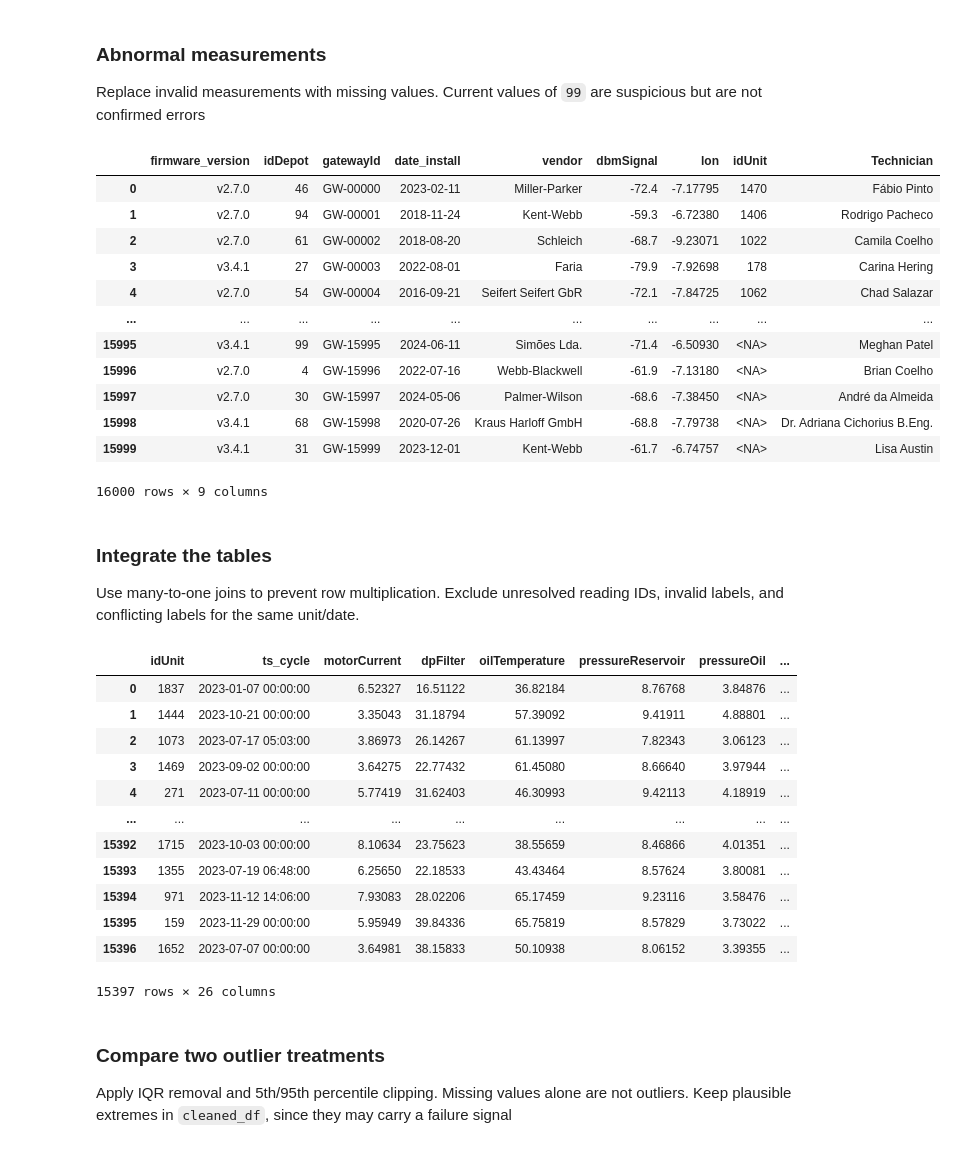
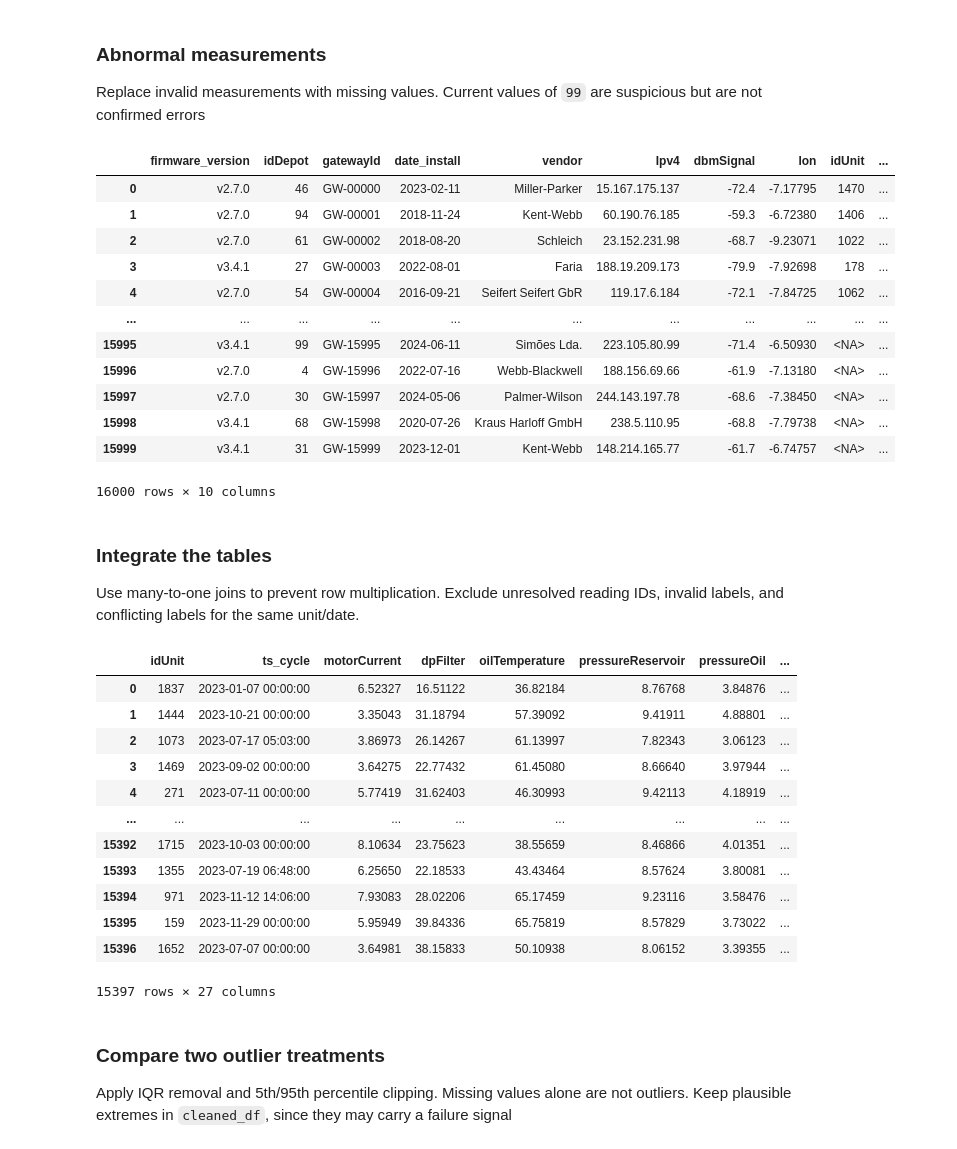
Before and after one commit to CIEXYZ/IAU_Kysil_Petrishka, a Jupyter notebook: src/phase1.ipynb, the cells around one changed output. Saved outputs shown, nothing was run; the diff lists cells and outputs as text; code cells hidden in the pictures.

```diff
--- a/src/phase1.ipynb
+++ b/src/phase1.ipynb
@@ -90,5 +49,0 @@ gateways_df.head(10)
-# %%
-# convert unit ID to nullable integers, preserving missing values
-gateways_df["idUnit"] = gateways_df["idUnit"].astype("Int64")
-gateways_df = gateways_df.drop(columns=["Ipv4"], errors="ignore")
-gateways_df.head(10)
@@ -163,3 +304,0 @@ plt.scatter(gateways_df.dbmSignal, gateways_df.lon)
-# %%
-fig, ax = plt.subplots(figsize=(10,8))
-sns.heatmap(gateways_df.corr(numeric_only=True), ax=ax, annot=True, fmt=".3f")
@@ -168,0 +344,11 @@ sns.heatmap(gateways_df.corr(numeric_only=True), ax=ax, annot=True, fmt=".3f")
+# %%
+plot_pairs=[("pressureReservoir","pressureOil",eda_df),("hoursService","dbmSignal",unit_level),("hoursService","days_since_overhaul",eda_df)]
+
+fig,axes=plt.subplots(1,3,figsize=(18,5))
+for ax,(x,y,frame) in zip(axes,plot_pairs):
+    sample=frame.sample(min(3000,len(frame)),random_state=42)
+    sns.regplot(data=sample,x=x,y=y,ax=ax,lowess=True,scatter_kws={"alpha":0.3,"s":10},line_kws={"color":"red"})
+    ax.set_title(f"{x} vs {y} (Spearman {frame[x].corr(frame[y],method='spearman'):.2f})")
+
+plt.tight_layout()
+plt.show()
@@ -223,23 +494,30 @@ date_columns = {"gateways": "date_install", "readings": "ts_cycle", "units": "la
 normalized = {}
 
 for name, table in tables.items():
+
     # remove exact duplicate rows so repeated copies do not bias the analysis.
     frame = table.drop_duplicates().copy()
     for column in frame.select_dtypes(include=["object", "string"]).columns:
         frame[column] = frame[column].astype("string").str.strip().replace("", pd.NA)
+
     for column in [c for c in ["idUnit", "idDepot"] if c in frame]:
         key_text = frame[column].astype("string")
+
         if name == "readings" and column == "idUnit":
             # remove the U prefix to match the integer IDs in the metadata tables
             key_text = key_text.str.replace(r"^U", "", regex=True)
+
         numeric = pd.to_numeric(key_text, errors="coerce")
         valid = numeric.notna() & np.isfinite(numeric) & numeric.ge(0) & numeric.mod(1).eq(0)
+
         # replace invalid IDs with missing value, zero is a valid depot ID
         frame[column] = numeric.where(valid).astype("Int64")
+
     frame[date_columns[name]] = pd.to_datetime(frame[date_columns[name]], format="mixed", errors="coerce")
+
     if name == "units":
-        frame["classDuty"] = frame["classDuty"].str.lower().replace(
-            {"h": "heavy", "l": "light", "n": "normal"})
+        frame["classDuty"] = frame["classDuty"].str.lower().replace({"h": "heavy", "l": "light", "n": "normal"})
+
     # remove full-row duplicates that become identical after format normalization.
     normalized[name] = frame.drop_duplicates().copy()
 
@@ -296,38 +574,43 @@ Replace invalid measurements with missing values. Current values of `99` are sus
 # %%
 sensor_columns = ["motorCurrent", "dpFilter", "oilTemperature", "pressureReservoir",
                   "pressureOil", "rms_vibration", "flowmeter", "humidityIntake", "current_aux"]
+
 for column in sensor_columns:
     values = readings_clean[column]
     invalid = values.notna() & ~np.isfinite(values)
+
     if column == "oilTemperature":
         invalid |= values.eq(-999)
+
     if column == "humidityIntake":
         invalid |= values.notna() & ~values.between(0, 100)
+
     # remove non-finite values, the -999 temperature sentinel, and impossible humidity values
     readings_clean.loc[invalid, column] = np.nan
 
-invalid_hours = units_clean["hoursService"].lt(0) | (
-    units_clean["hoursService"].notna() & ~np.isfinite(units_clean["hoursService"]))
+invalid_hours = units_clean["hoursService"].lt(0) | (units_clean["hoursService"].notna() & ~np.isfinite(units_clean["hoursService"]))
+
 # remove negative or infinite service hours by replacing them with missing values
 units_clean.loc[invalid_hours, "hoursService"] = np.nan
 invalid_longitude = gateways_clean["lon"].notna() & ~gateways_clean["lon"].between(-180, 180)
+
 # remove coordinates outside the valid longitude range.
 gateways_clean.loc[invalid_longitude, "lon"] = np.nan
 display(gateways_clean)
 # %% [output]
-|  | firmware_version | idDepot | gatewayId | date_install | vendor | dbmSignal | lon | idUnit | Technician |
-| 0 | v2.7.0 | 46 | GW-00000 | 2023-02-11 | Miller-Parker | -72.4 | -7.17795 | 1470 | Fábio Pinto |
-| 1 | v2.7.0 | 94 | GW-00001 | 2018-11-24 | Kent-Webb | -59.3 | -6.72380 | 1406 | Rodrigo Pacheco |
-| 2 | v2.7.0 | 61 | GW-00002 | 2018-08-20 | Schleich | -68.7 | -9.23071 | 1022 | Camila Coelho |
-| 3 | v3.4.1 | 27 | GW-00003 | 2022-08-01 | Faria | -79.9 | -7.92698 | 178 | Carina Hering |
-| 4 | v2.7.0 | 54 | GW-00004 | 2016-09-21 | Seifert Seifert GbR | -72.1 | -7.84725 | 1062 | Chad Salazar |
-| ... | ... | ... | ... | ... | ... | ... | ... | ... | ... |
-| 15995 | v3.4.1 | 99 | GW-15995 | 2024-06-11 | Simões Lda. | -71.4 | -6.50930 | <NA> | Meghan Patel |
-| 15996 | v2.7.0 | 4 | GW-15996 | 2022-07-16 | Webb-Blackwell | -61.9 | -7.13180 | <NA> | Brian Coelho |
-| 15997 | v2.7.0 | 30 | GW-15997 | 2024-05-06 | Palmer-Wilson | -68.6 | -7.38450 | <NA> | André da Almeida |
-| 15998 | v3.4.1 | 68 | GW-15998 | 2020-07-26 | Kraus Harloff GmbH | -68.8 | -7.79738 | <NA> | Dr. Adriana Cichorius B.Eng. |
-| 15999 | v3.4.1 | 31 | GW-15999 | 2023-12-01 | Kent-Webb | -61.7 | -6.74757 | <NA> | Lisa Austin |
+|  | firmware_version | idDepot | gatewayId | date_install | vendor | Ipv4 | dbmSignal | lon | idUnit | ... |
+| 0 | v2.7.0 | 46 | GW-00000 | 2023-02-11 | Miller-Parker | 15.167.175.137 | -72.4 | -7.17795 | 1470 | ... |
+| 1 | v2.7.0 | 94 | GW-00001 | 2018-11-24 | Kent-Webb | 60.190.76.185 | -59.3 | -6.72380 | 1406 | ... |
+| 2 | v2.7.0 | 61 | GW-00002 | 2018-08-20 | Schleich | 23.152.231.98 | -68.7 | -9.23071 | 1022 | ... |
+| 3 | v3.4.1 | 27 | GW-00003 | 2022-08-01 | Faria | 188.19.209.173 | -79.9 | -7.92698 | 178 | ... |
+| 4 | v2.7.0 | 54 | GW-00004 | 2016-09-21 | Seifert Seifert GbR | 119.17.6.184 | -72.1 | -7.84725 | 1062 | ... |
+| ... | ... | ... | ... | ... | ... | ... | ... | ... | ... | ... |
+| 15995 | v3.4.1 | 99 | GW-15995 | 2024-06-11 | Simões Lda. | 223.105.80.99 | -71.4 | -6.50930 | <NA> | ... |
+| 15996 | v2.7.0 | 4 | GW-15996 | 2022-07-16 | Webb-Blackwell | 188.156.69.66 | -61.9 | -7.13180 | <NA> | ... |
+| 15997 | v2.7.0 | 30 | GW-15997 | 2024-05-06 | Palmer-Wilson | 244.143.197.78 | -68.6 | -7.38450 | <NA> | ... |
+| 15998 | v3.4.1 | 68 | GW-15998 | 2020-07-26 | Kraus Harloff GmbH | 238.5.110.95 | -68.8 | -7.79738 | <NA> | ... |
+| 15999 | v3.4.1 | 31 | GW-15999 | 2023-12-01 | Kent-Webb | 148.214.165.77 | -61.7 | -6.74757 | <NA> | ... |
-16000 rows × 9 columns
+16000 rows × 10 columns
 # %% [markdown]
 ### Integrate the tables
 
@@ -337,16 +620,18 @@ cycle_keys = ["idUnit", "ts_cycle"]
 conflicting_labels = readings_clean.groupby(cycle_keys, dropna=False)["failure"].transform("nunique").gt(1)
 valid_readings = readings_clean["idUnit"].notna() & readings_clean["ts_cycle"].notna()
 valid_readings &= readings_clean["failure"].isin([0, 1]) & ~conflicting_labels
+
 # remove readings with invalid IDs/dates/labels or unresolved contradictory cycle labels
 readings_for_merge = readings_clean.loc[valid_readings].copy()
 
 # exclude unassigned gateways from the unit join; a depot does not identify a unique unit
 linked_gateways = gateways_clean.loc[gateways_clean["idUnit"].notna()].copy()
 gateway_metadata = linked_gateways.rename(columns={c: f"gateway_{c}" for c in linked_gateways if c != "idUnit"})
-integrated_df = readings_for_merge.merge(units_clean, on="idUnit", how="left",
-                                         validate="many_to_one", indicator="unit_match")
+integrated_df = readings_for_merge.merge(units_clean, on="idUnit", how="left", validate="many_to_one", indicator="unit_match")
+
 # remove readings whose IDs have no matching unit metadata
 cleaned_df = integrated_df.loc[integrated_df["unit_match"].eq("both")].copy()
+
 # remove the temporary merge indicator once unmatched readings have been excluded
 cleaned_df = cleaned_df.drop(columns="unit_match")
 cleaned_df = cleaned_df.merge(gateway_metadata, on="idUnit", how="left", validate="many_to_one")
@@ -364,7 +649,7 @@ display(cleaned_df)
 | 15394 | 971 | 2023-11-12 14:06:00 | 7.93083 | 28.02206 | 65.17459 | 9.23116 | 3.58476 | ... |
 | 15395 | 159 | 2023-11-29 00:00:00 | 5.95949 | 39.84336 | 65.75819 | 8.57829 | 3.73022 | ... |
 | 15396 | 1652 | 2023-07-07 00:00:00 | 3.64981 | 38.15833 | 50.10938 | 8.06152 | 3.39355 | ... |
-15397 rows × 26 columns
+15397 rows × 27 columns
 # %% [markdown]
 ### Compare two outlier treatments
 
```
Also changed, not shown: parts of 84 cells of this notebook.
